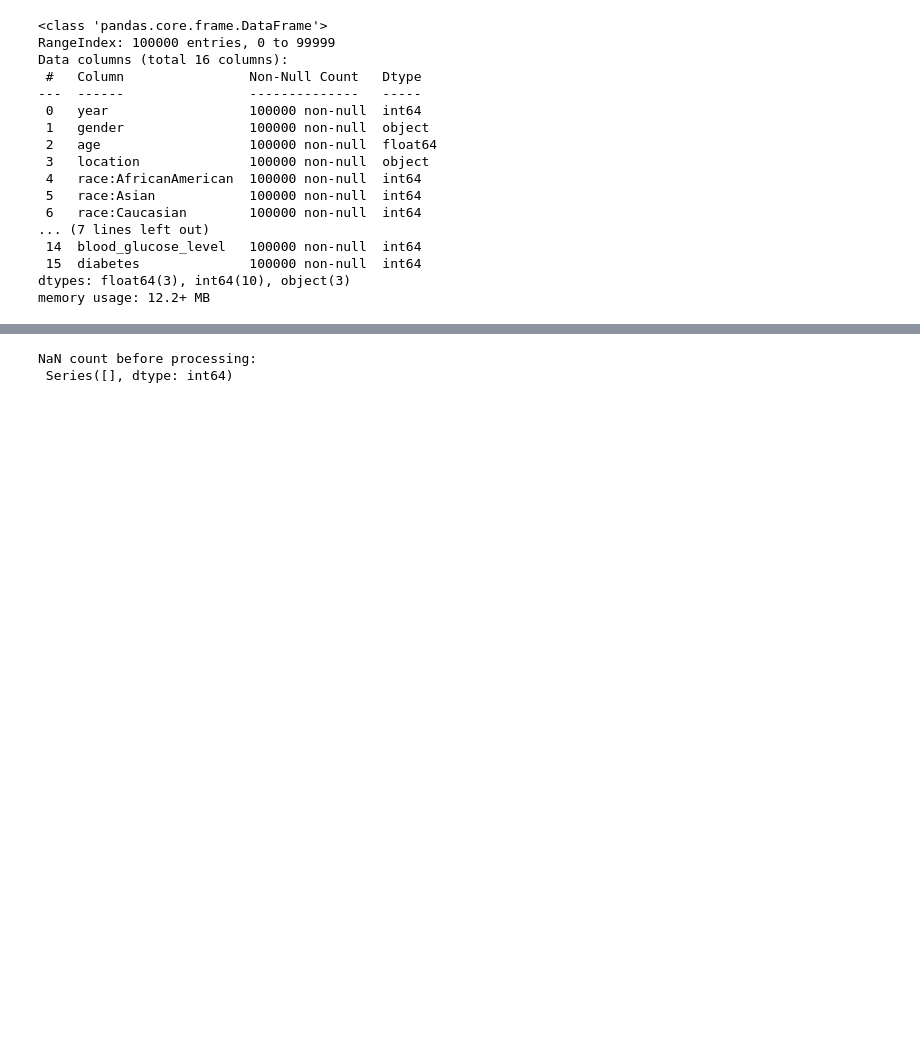
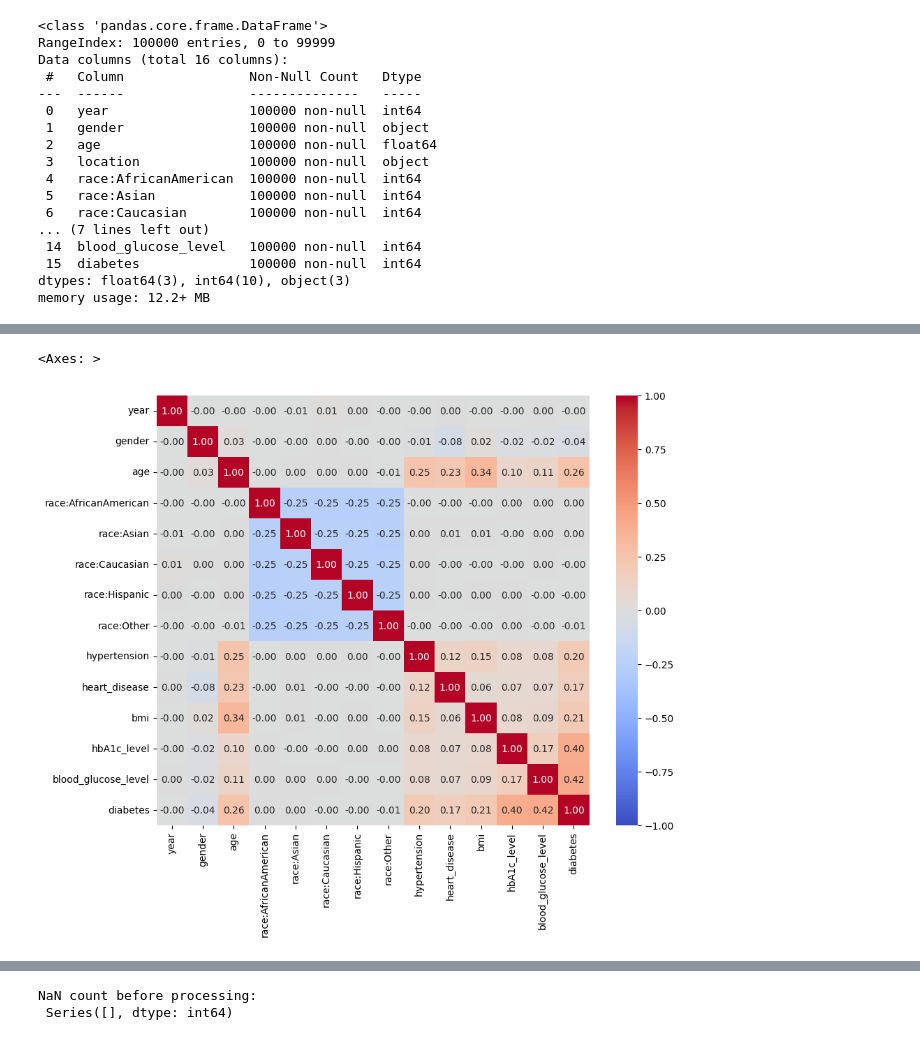
Before and after one commit to cmyguel/tru_ml_probability_calibration, a Jupyter notebook: Machine-Learning Project.ipynb, the cells around one changed output, grey strips where cells are left out. Cells and saved outputs as stored; diff of their text form; code cells hidden in the pictures; blank space fills up the shorter version.

```diff
--- a/Machine-Learning Project.ipynb
+++ b/Machine-Learning Project.ipynb
@@ -17,7 +11,6 @@ import numpy as np
 # %%
-
 #loading data
-df = pd.read_csv(r'C:\Users\hadis\OneDrive\Documents\machinelearning\Project\diabetes_dataset.csv')
+df = pd.read_csv(r'./data/diabetes_dataset.csv')
 df.info()
 # %% [output]
 <class 'pandas.core.frame.DataFrame'>
@@ -39,0 +61,10 @@ memory usage: 12.2+ MB
+# %%
+df_temp = df.copy()
+df_temp['gender'] = df.gender == 'Female'
+df_temp.drop(['location', 'smoking_history'], axis=1, inplace=True)
+
+plt.figure(figsize=(10, 8))
+sns.heatmap(df_temp.corr(), annot=True, cmap='coolwarm', fmt=".2f", vmin=-1, vmax=1)
+# %% [output]
+<Axes: >
+[figure, added]
```
Also changed, not shown: parts of 8 cells of this notebook.
